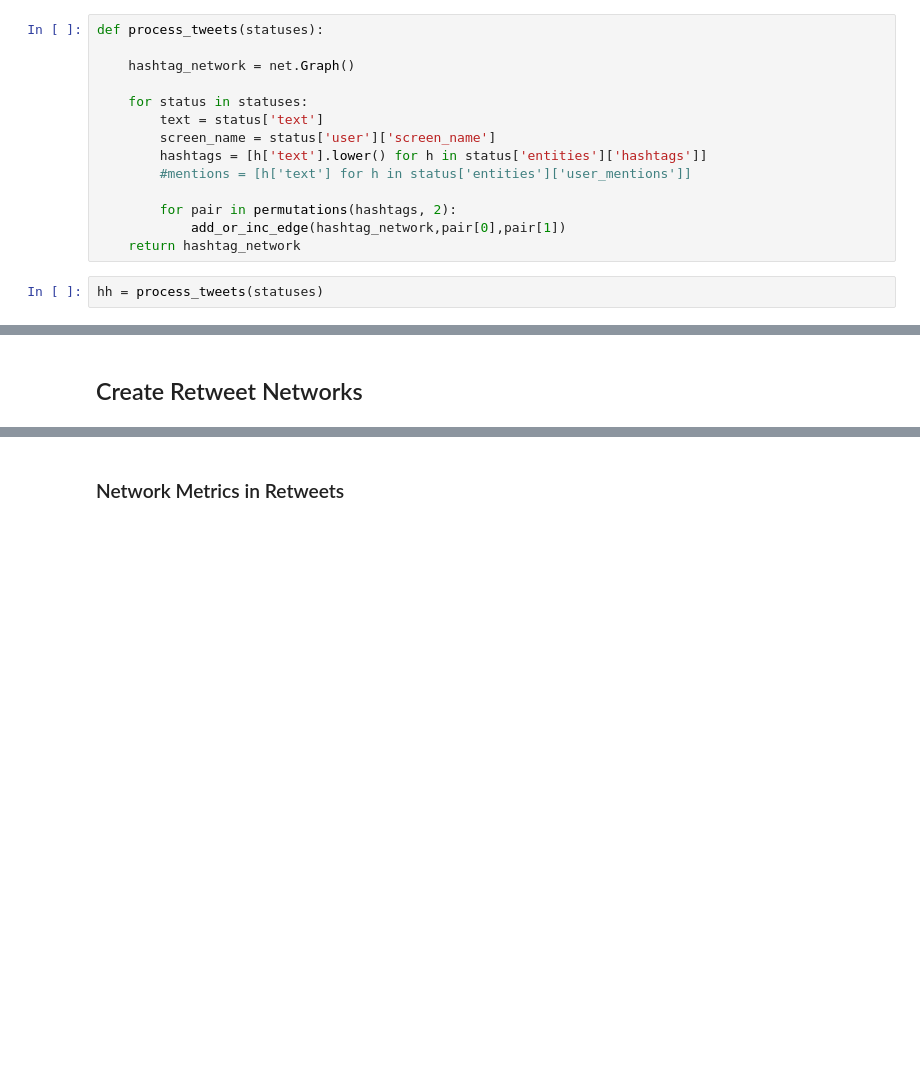
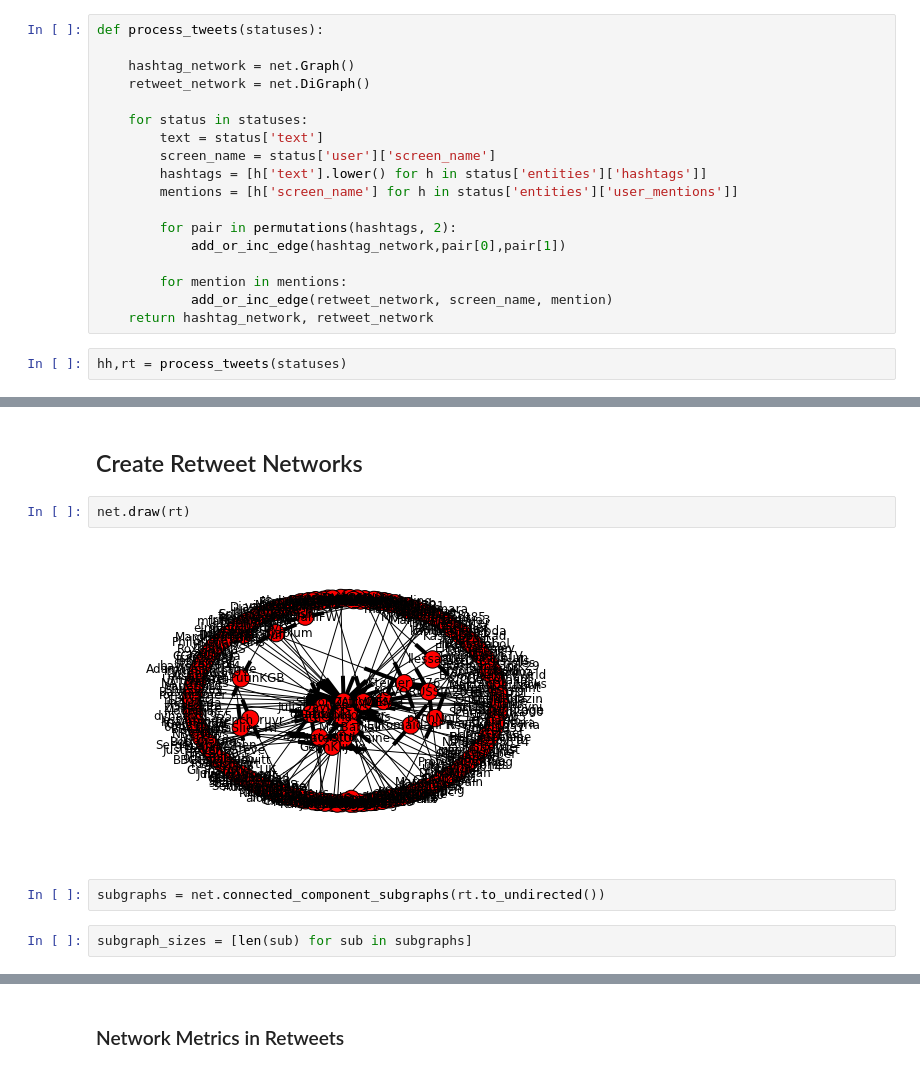
Before and after one commit to maksim2042/PolNet2014, a Jupyter notebook: Social Media Mining -- PolNet 2014.ipynb, the cells around one changed output, grey strips where cells are left out. Drawn from its saved outputs; the diff is of its cells as text; blank space fills up the shorter version.

```diff
--- a/Social Media Mining -- PolNet 2014.ipynb
+++ b/Social Media Mining -- PolNet 2014.ipynb
@@ -91,18 +91,22 @@ def add_or_inc_edge(g,f,t):
 def process_tweets(statuses):
 
     hashtag_network = net.Graph()
+    retweet_network = net.DiGraph()
 
     for status in statuses:
         text = status['text']
         screen_name = status['user']['screen_name']
         hashtags = [h['text'].lower() for h in status['entities']['hashtags']]
-        #mentions = [h['text'] for h in status['entities']['user_mentions']]
+        mentions = [h['screen_name'] for h in status['entities']['user_mentions']]
 
         for pair in permutations(hashtags, 2):
             add_or_inc_edge(hashtag_network,pair[0],pair[1])
-    return hashtag_network
+
+        for mention in mentions:
+            add_or_inc_edge(retweet_network, screen_name, mention)
+    return hashtag_network, retweet_network
 # %%
-hh = process_tweets(statuses)
+hh,rt = process_tweets(statuses)
 # %%
 hh.remove_node('ukraine')
 # %%
@@ -179,3 +183,11 @@ import utils
 ### Are you a bot?
 # %% [markdown]
 ## Create Retweet Networks
+# %%
+net.draw(rt)
+# %% [output]
+[figure, added]
+# %%
+subgraphs = net.connected_component_subgraphs(rt.to_undirected())
+# %%
+subgraph_sizes = [len(sub) for sub in subgraphs]
```
Also changed, not shown: parts of 2 cells of this notebook.
